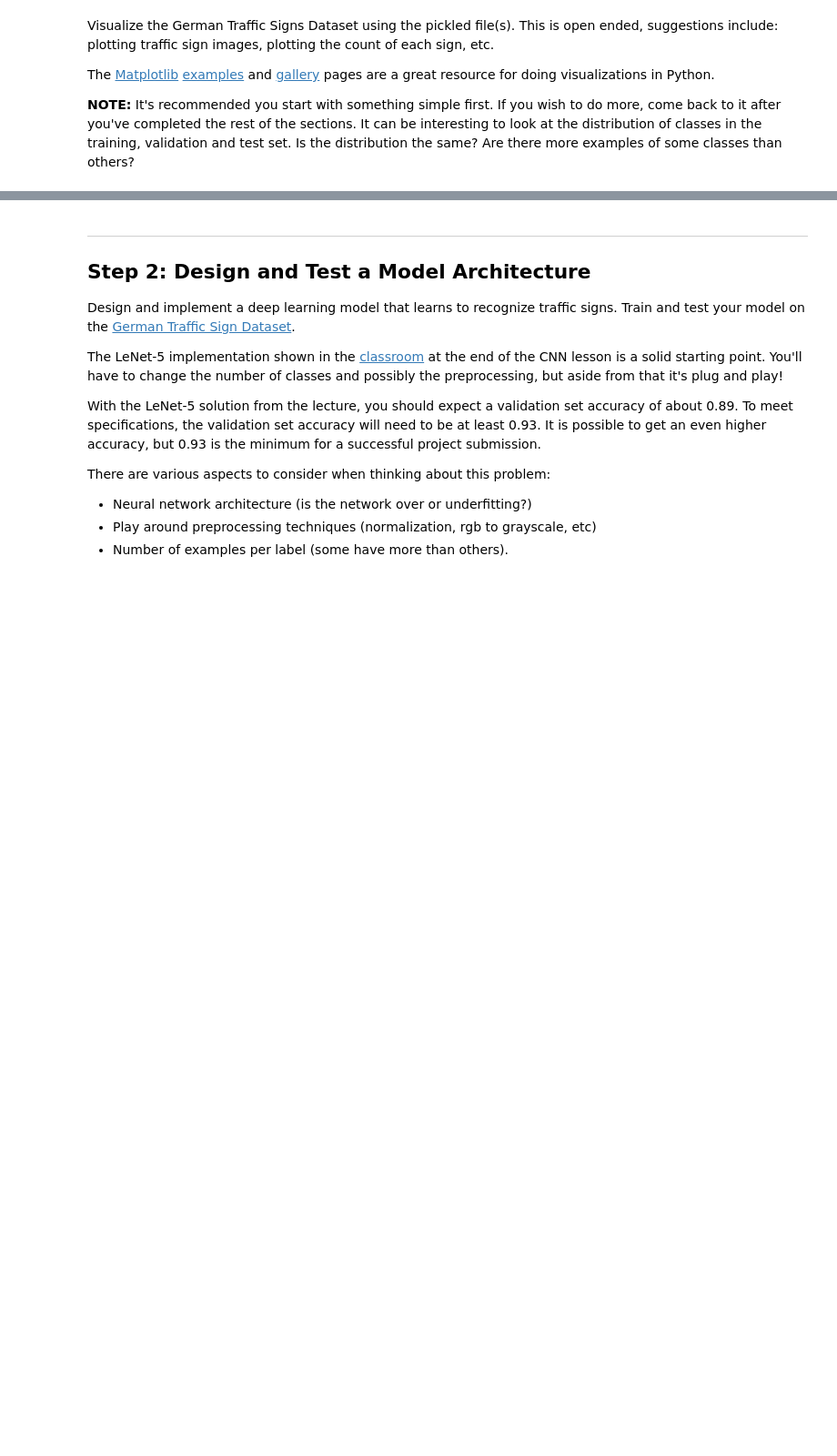
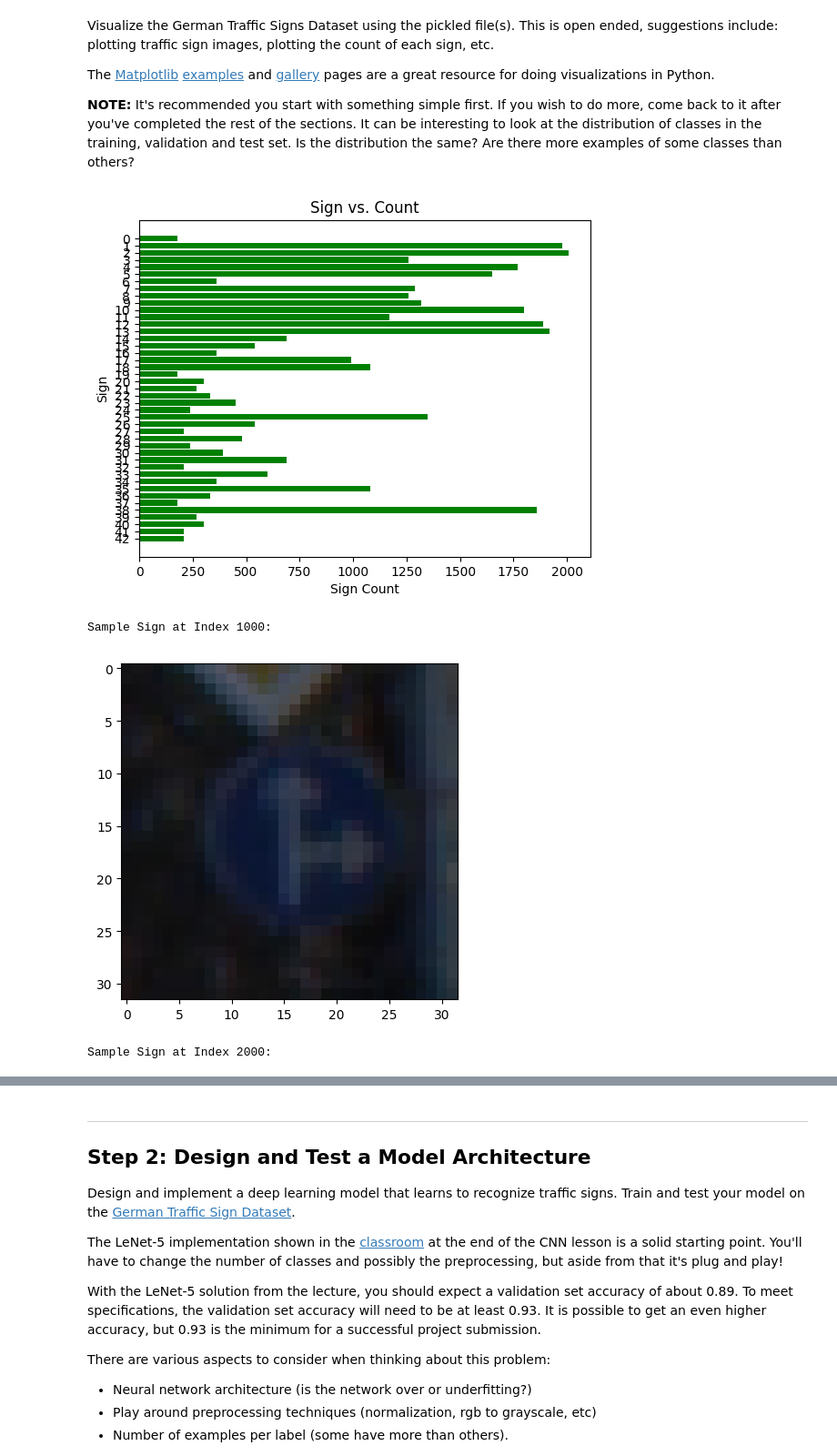
Before and after one commit to skopen/CarND-Traffic-Sign-Classifier-Project, a Jupyter notebook: Traffic_Sign_Classifier.ipynb, the cells around one changed output, grey strips where cells are left out. Shown: that part at 91% size. Cells and saved outputs as stored; diff of their text form; code cells hidden in the pictures; blank space fills up the shorter version.

Commit message:
progress on sign classifier

```diff
--- a/Traffic_Sign_Classifier.ipynb
+++ b/Traffic_Sign_Classifier.ipynb
@@ -119,0 +114,42 @@ import matplotlib.pyplot as plt
+# %%
+### Data exploration visualization code goes here.
+### Feel free to use as many code cells as needed.
+import matplotlib.pyplot as plt
+import collections as coll
+
+# Visualizations will be shown in the notebook.
+%matplotlib inline
+
+cnt = coll.Counter(y_train)
+
+sizes = np.fromiter(cnt.values(), dtype=int)
+plt.rcdefaults()
+fig, ax = plt.subplots()
+
+# Example data
+labels = cnt.keys()
+y_pos = np.arange(len(labels))
+
+ax.barh(y_pos, sizes, xerr=0, align='center', color='green', ecolor='black')
+ax.set_yticks(y_pos)
+ax.set_yticklabels(labels)
+ax.invert_yaxis()
+ax.set_xlabel('Sign Count')
+ax.set_ylabel('Sign')
+ax.set_title('Sign vs. Count')
+
+plt.show()
+
+print("Sample Sign at Index 1000:")
+plt.imshow(X_train[1000])
+plt.show()
+
+print("Sample Sign at Index 2000:")
+plt.imshow(X_train[2000])
+
+plt.show()
+# %% [output]
+[figure, added]
+Sample Sign at Index 1000:
+[figure, added]
+Sample Sign at Index 2000:
```
Also changed, not shown: parts of 2 cells of this notebook.
